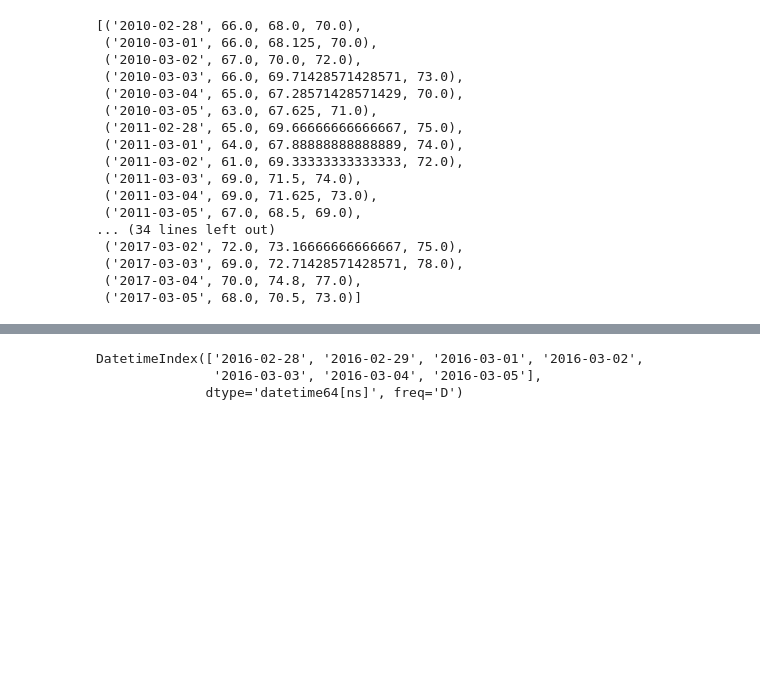
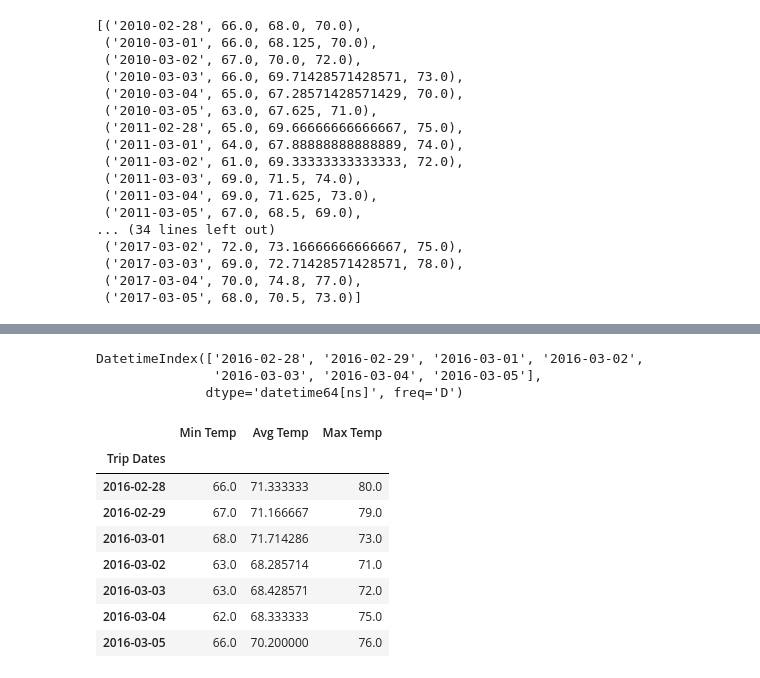
Before and after one commit to LeeProut/sqlalchemy-challenge, a Jupyter notebook: climate.ipynb, the cells around one changed output, grey strips where cells are left out. Cells and saved outputs as stored; diff of their text form; code cells hidden in the pictures; blank space fills up the shorter version.

```diff
--- a/climate.ipynb
+++ b/climate.ipynb
@@ -529,9 +534,27 @@ print(t_max)
 # %%
 # Load the previous query results into a Pandas DataFrame and add the `trip_dates` range as the `date` index
 
 # pandas date range method
-print(pd.date_range(start='2016-02-28', end='2016-03-05'))
+trip_dates = pd.date_range(start='2016-02-28', end='2016-03-05')
+print(trip_dates)
+
+trip_temps_df = pd.DataFrame({"Trip Dates": trip_dates,
+                           "Min Temp": t_min_list,
+                            "Avg Temp": t_avg_list,
+                            "Max Temp": t_max_list
+                           })
+trip_temps_set_df = trip_temps_df.set_index("Trip Dates")
+trip_temps_set_df
 # %% [output]
 DatetimeIndex(['2016-02-28', '2016-02-29', '2016-03-01', '2016-03-02',
                '2016-03-03', '2016-03-04', '2016-03-05'],
               dtype='datetime64[ns]', freq='D')
+|  | Min Temp | Avg Temp | Max Temp |
+| Trip Dates |  |  |  |
+| 2016-02-28 | 66.0 | 71.333333 | 80.0 |
+| 2016-02-29 | 67.0 | 71.166667 | 79.0 |
+| 2016-03-01 | 68.0 | 71.714286 | 73.0 |
+| 2016-03-02 | 63.0 | 68.285714 | 71.0 |
+| 2016-03-03 | 63.0 | 68.428571 | 72.0 |
+| 2016-03-04 | 62.0 | 68.333333 | 75.0 |
+| 2016-03-05 | 66.0 | 70.200000 | 76.0 |
```
Also changed, not shown: parts of 8 cells of this notebook.
